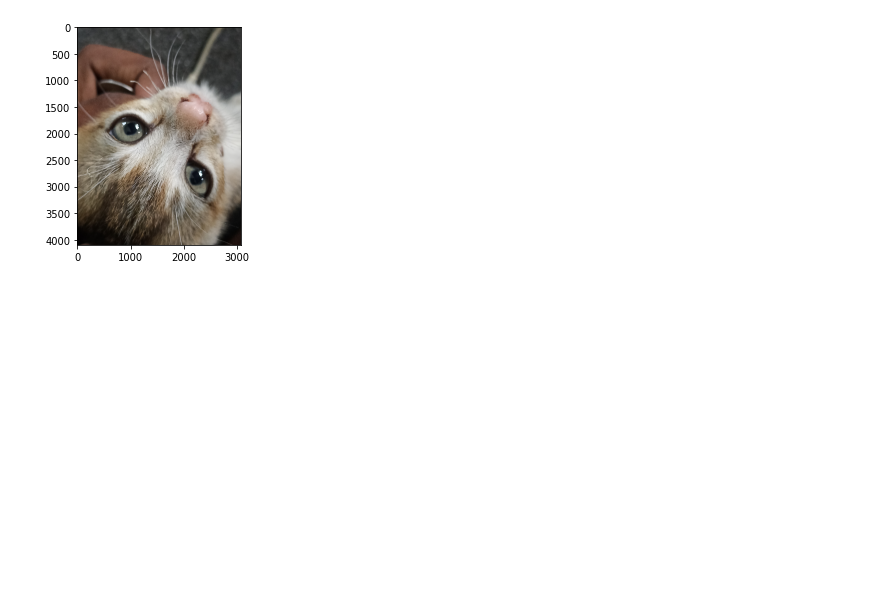
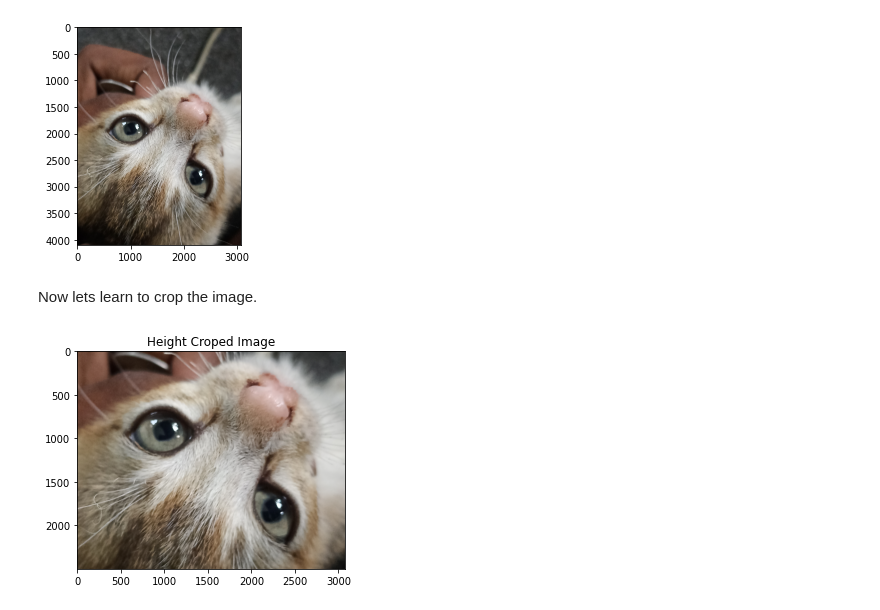
Before and after one commit to codeXpawan/OpenCV_Practice, a Jupyter notebook: OpenCV.ipynb, the cells around one changed output. Cells and saved outputs as stored; diff of their text form; code cells hidden in the pictures; blank space fills up the shorter version.

```diff
--- a/OpenCV.ipynb
+++ b/OpenCV.ipynb
@@ -19,3 +19,14 @@ plt.imshow(cv.cvtColor(img,cv.COLOR_BGR2RGB))
 plt.show()
 # %% [output]
 [figure]
+# %% [markdown]
+Now lets learn to crop the image.
+# %%
+upper = 1000  # value set to upper for the upper pixel
+lower = 3500   # value set to lower for the lower pixel
+img_crop_height = img[upper:lower,:]
+plt.imshow(cv.cvtColor(img_crop_height,cv.COLOR_RGB2BGR))
+plt.title("Height Croped Image")
+plt.show()
+# %% [output]
+[figure, added]
```
Also changed, not shown: parts of 2 cells of this notebook.
